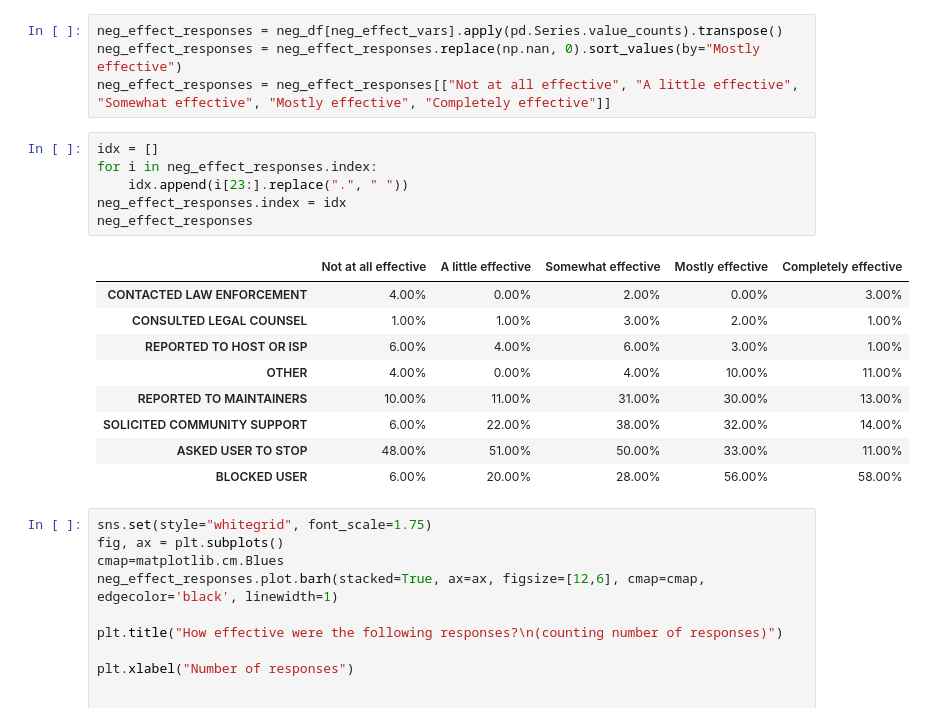
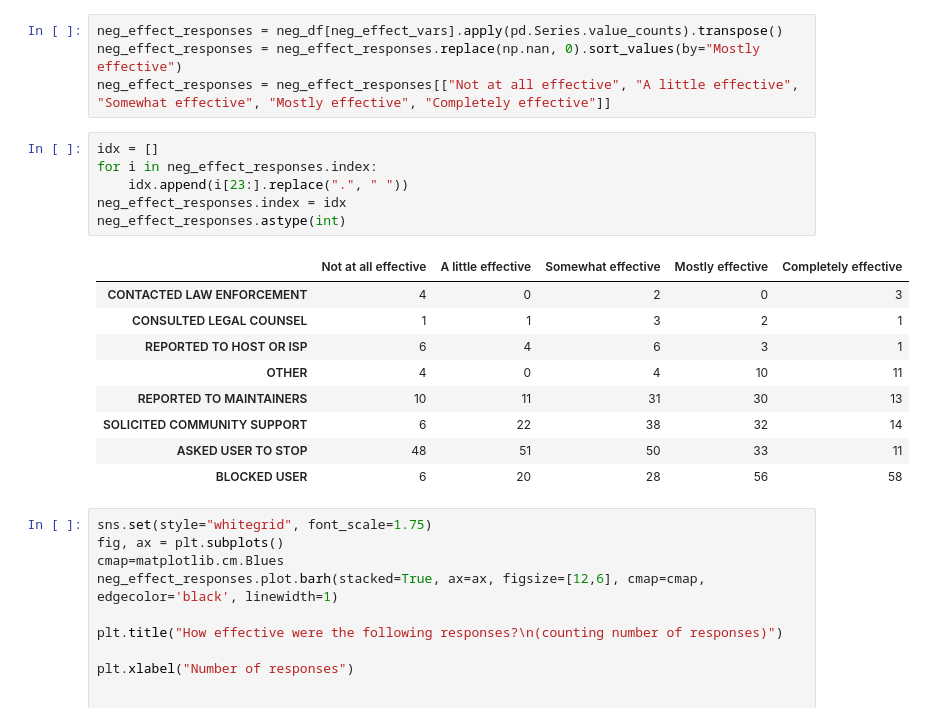
Before and after one commit to staeiou/github-survey-analysis, a Jupyter notebook: github-survey-descriptive-stats.ipynb, the cells around one changed output. Cells and saved outputs as stored; diff of their text form.

```diff
--- a/github-survey-descriptive-stats.ipynb
+++ b/github-survey-descriptive-stats.ipynb
@@ -2113,19 +2113,19 @@ neg_effect_responses = neg_effect_responses[["Not at all effective", "A little e
 # %%
 idx = []
 for i in neg_effect_responses.index:
     idx.append(i[23:].replace(".", " "))
 neg_effect_responses.index = idx
-neg_effect_responses
+neg_effect_responses.astype(int)
 # %% [output]
 |  | Not at all effective | A little effective | Somewhat effective | Mostly effective | Completely effective |
-| CONTACTED LAW ENFORCEMENT | 4.00% | 0.00% | 2.00% | 0.00% | 3.00% |
-| CONSULTED LEGAL COUNSEL | 1.00% | 1.00% | 3.00% | 2.00% | 1.00% |
-| REPORTED TO HOST OR ISP | 6.00% | 4.00% | 6.00% | 3.00% | 1.00% |
-| OTHER | 4.00% | 0.00% | 4.00% | 10.00% | 11.00% |
-| REPORTED TO MAINTAINERS | 10.00% | 11.00% | 31.00% | 30.00% | 13.00% |
-| SOLICITED COMMUNITY SUPPORT | 6.00% | 22.00% | 38.00% | 32.00% | 14.00% |
-| ASKED USER TO STOP | 48.00% | 51.00% | 50.00% | 33.00% | 11.00% |
-| BLOCKED USER | 6.00% | 20.00% | 28.00% | 56.00% | 58.00% |
+| CONTACTED LAW ENFORCEMENT | 4 | 0 | 2 | 0 | 3 |
+| CONSULTED LEGAL COUNSEL | 1 | 1 | 3 | 2 | 1 |
+| REPORTED TO HOST OR ISP | 6 | 4 | 6 | 3 | 1 |
+| OTHER | 4 | 0 | 4 | 10 | 11 |
+| REPORTED TO MAINTAINERS | 10 | 11 | 31 | 30 | 13 |
+| SOLICITED COMMUNITY SUPPORT | 6 | 22 | 38 | 32 | 14 |
+| ASKED USER TO STOP | 48 | 51 | 50 | 33 | 11 |
+| BLOCKED USER | 6 | 20 | 28 | 56 | 58 |
 # %%
 sns.set(style="whitegrid", font_scale=1.75)
 fig, ax = plt.subplots()
```
